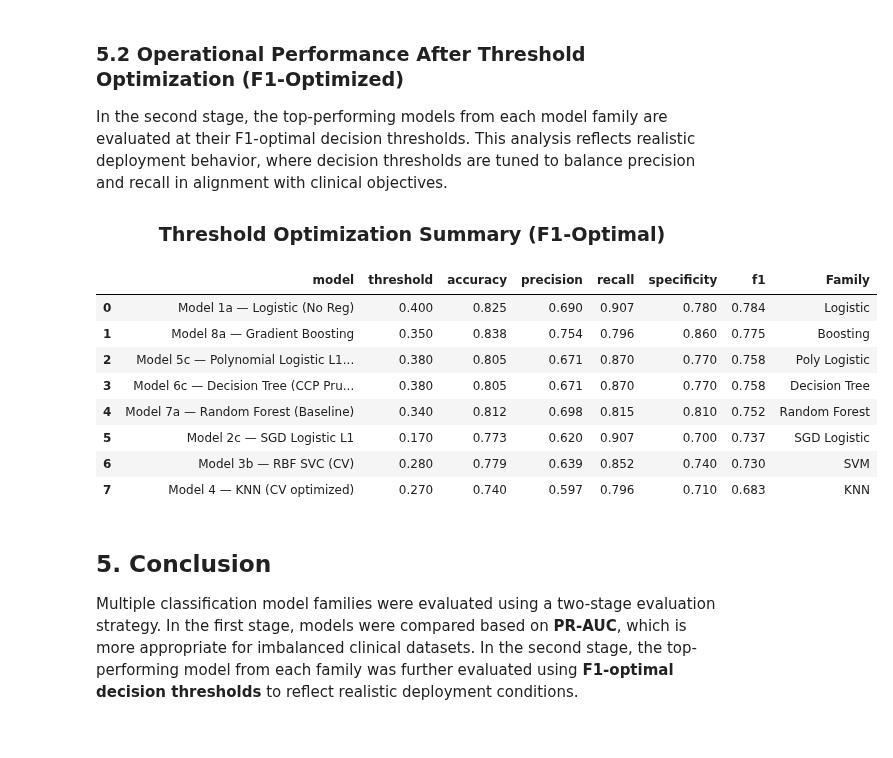
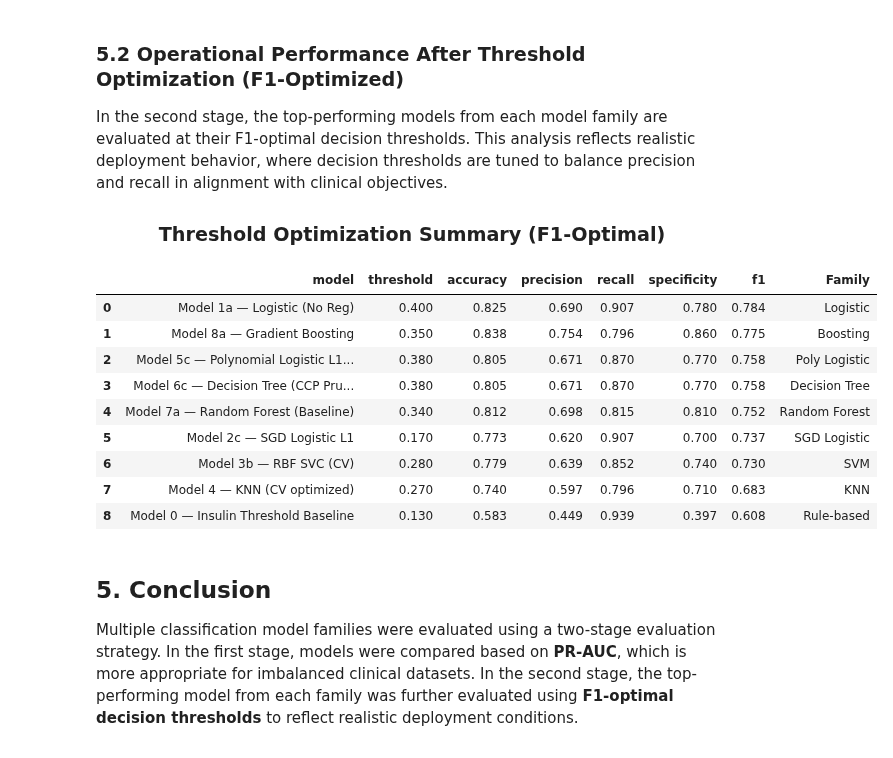
Before and after one commit to NazilaFazeli/ds-diabetes-challenge, a Jupyter notebook: 3_Diabetes_Challenge.ipynb, the cells around one changed output. Saved outputs shown, nothing was run; the diff lists cells and outputs as text; code cells hidden in the pictures.

```diff
--- a/3_Diabetes_Challenge.ipynb
+++ b/3_Diabetes_Challenge.ipynb
@@ -3812,6 +4099,9 @@ df_threshold_summary = pd.DataFrame(threshold_summary_rows)
 # ----------------------------------
 
 def extract_family(model_name):
+
+    if model_name.startswith("Model 0"):
+        return "Rule-based"
 
     if model_name.startswith("Model 1"):
         return "Logistic"
@@ -3866,7 +4156,8 @@ family_colors = {
     "Decision Tree":  "#E8F5E9",
     "Random Forest":  "#FFFDE7",
     "Boosting":       "#FBE9E7",
-    "KNN":            "#E0F2F1"
+    "KNN":            "#E0F2F1",
+    "Rule-based":     "#81B0A0"
 }
 
 
@@ -3918,33 +4209,34 @@ styled_threshold_df = (
 )
 
 
 # ----------------------------------
 # Display
 # ----------------------------------
 
 display(HTML("""
 <h3 style='
     text-align:center;
     font-weight:600;
     margin-bottom:2px;
     margin-top:6px;
 '>
 Threshold Optimization Summary (F1-Optimal)
 </h3>
 """))
 
 display(styled_threshold_df)
 # %% [output]
 Threshold Optimization Summary (F1-Optimal)
 |  | model | threshold | accuracy | precision | recall | specificity | f1 | Family |
 | 0 | Model 1a — Logistic (No Reg) | 0.400 | 0.825 | 0.690 | 0.907 | 0.780 | 0.784 | Logistic |
 | 1 | Model 8a — Gradient Boosting | 0.350 | 0.838 | 0.754 | 0.796 | 0.860 | 0.775 | Boosting |
 | 2 | Model 5c — Polynomial Logistic L1... | 0.380 | 0.805 | 0.671 | 0.870 | 0.770 | 0.758 | Poly Logistic |
 | 3 | Model 6c — Decision Tree (CCP Pru... | 0.380 | 0.805 | 0.671 | 0.870 | 0.770 | 0.758 | Decision Tree |
 | 4 | Model 7a — Random Forest (Baseline) | 0.340 | 0.812 | 0.698 | 0.815 | 0.810 | 0.752 | Random Forest |
 | 5 | Model 2c — SGD Logistic L1 | 0.170 | 0.773 | 0.620 | 0.907 | 0.700 | 0.737 | SGD Logistic |
 | 6 | Model 3b — RBF SVC (CV) | 0.280 | 0.779 | 0.639 | 0.852 | 0.740 | 0.730 | SVM |
 | 7 | Model 4 — KNN (CV optimized) | 0.270 | 0.740 | 0.597 | 0.796 | 0.710 | 0.683 | KNN |
+| 8 | Model 0 — Insulin Threshold Baseline | 0.130 | 0.583 | 0.449 | 0.939 | 0.397 | 0.608 | Rule-based |
 # %% [markdown]
 ## 5. Conclusion
 
```
Also changed, not shown: parts of 11 cells of this notebook.
